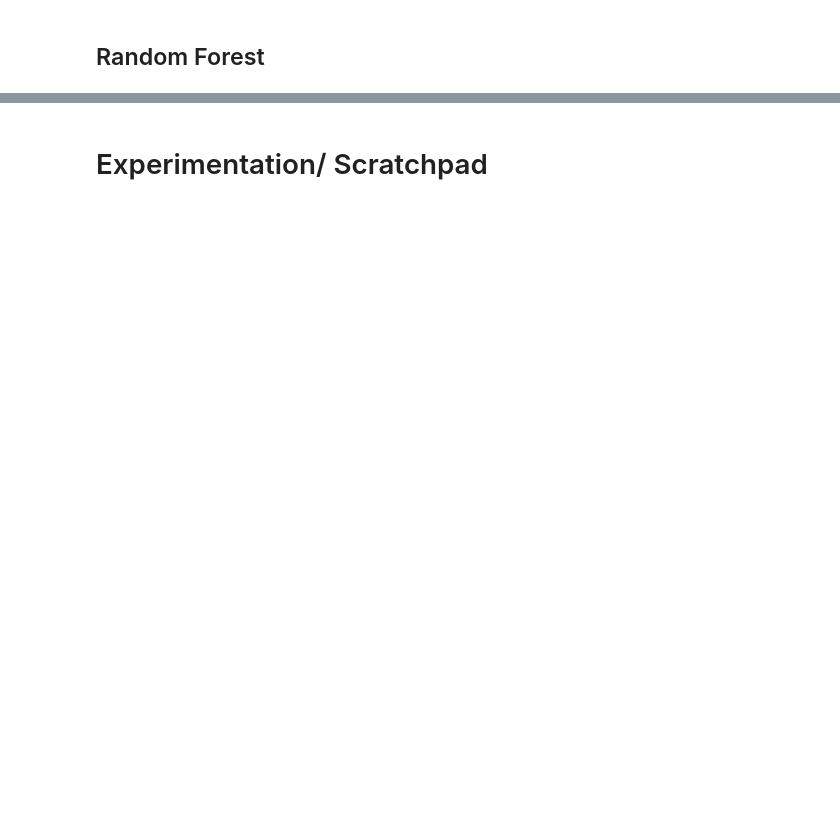
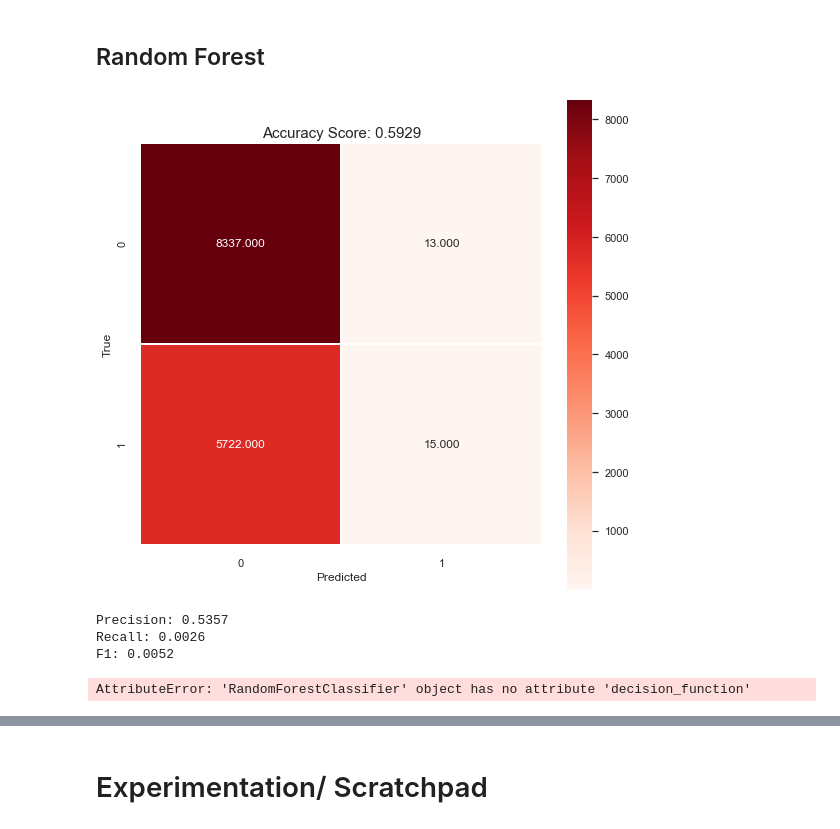
Before and after one commit to bcullinan32/ML_Course, a Jupyter notebook: Class-Data-Clean-Up.ipynb, the cells around one changed output, grey strips where cells are left out. Drawn from its saved outputs; the diff is of its cells as text; code cells hidden in the pictures; blank space fills up the shorter version.

```diff
--- a/Class-Data-Clean-Up.ipynb
+++ b/Class-Data-Clean-Up.ipynb
@@ -499,2 +517,53 @@ x_train
 # %% [markdown]
 ## Random Forest
+# %%
+# Random Forest
+## Set and Fit Model
+rndClf = RandomForestClassifier(n_estimators=500, max_leaf_nodes=32,n_jobs=-1)
+rndClf.fit(x_train,y_train)
+
+## Make Predictions
+y_pred = rndClf.predict(x_test)
+# %%
+# Random Forest -- Plot CM
+regObj = rndClf # update mode
+cm_y_test = y_test
+cm_y_pred = y_pred # Update yPred
+cm_x_test = x_test
+
+cm, score = createConfMatrix(regObj,cm_y_test, cm_y_pred, cm_x_test)
+
+# plot result
+plt.figure(figsize=(9,9))
+fig= sns.heatmap(cm, annot=True, fmt=".3f", linewidths=.5, square = True, cmap = 'Reds');
+all_sample_title = "Accuracy Score: " + score.astype('str')
+plt.title(all_sample_title, size = 15);
+# %% [output]
+[figure, added]
+# %%
+# Random Forest -- Precision/Recall Scores
+
+## Set Params
+scores_y_test = y_test
+scores_y_pred = y_pred # Update yPred
+
+## Call Function
+precision, recall, f1 = precisionRecall(scores_y_test, scores_y_pred)
+
+## Print
+print(f"Precision:",precision)
+print(f"Recall:",recall)
+print(f"F1:",f1)
+# %% [output]
+Precision: 0.5357
+Recall: 0.0026
+F1: 0.0052
+# %%
+# TODO-- START HERE: Re-read the idea of y_scores.  That will likely fix the other functions.
+# TODO: Precision Recall Curve (pgs. 94-95) -- This will help see how to adjust and find the right prec/recall balance
+
+y_scores = rndClf.decision_function([42])
+y_scores
+#precisions, recalls, thresholds = precision_recall_curve(y_train,y_scores)
+# %% [output]
+AttributeError: 'RandomForestClassifier' object has no attribute 'decision_function'
```
Also changed, not shown: parts of 13 cells of this notebook.
